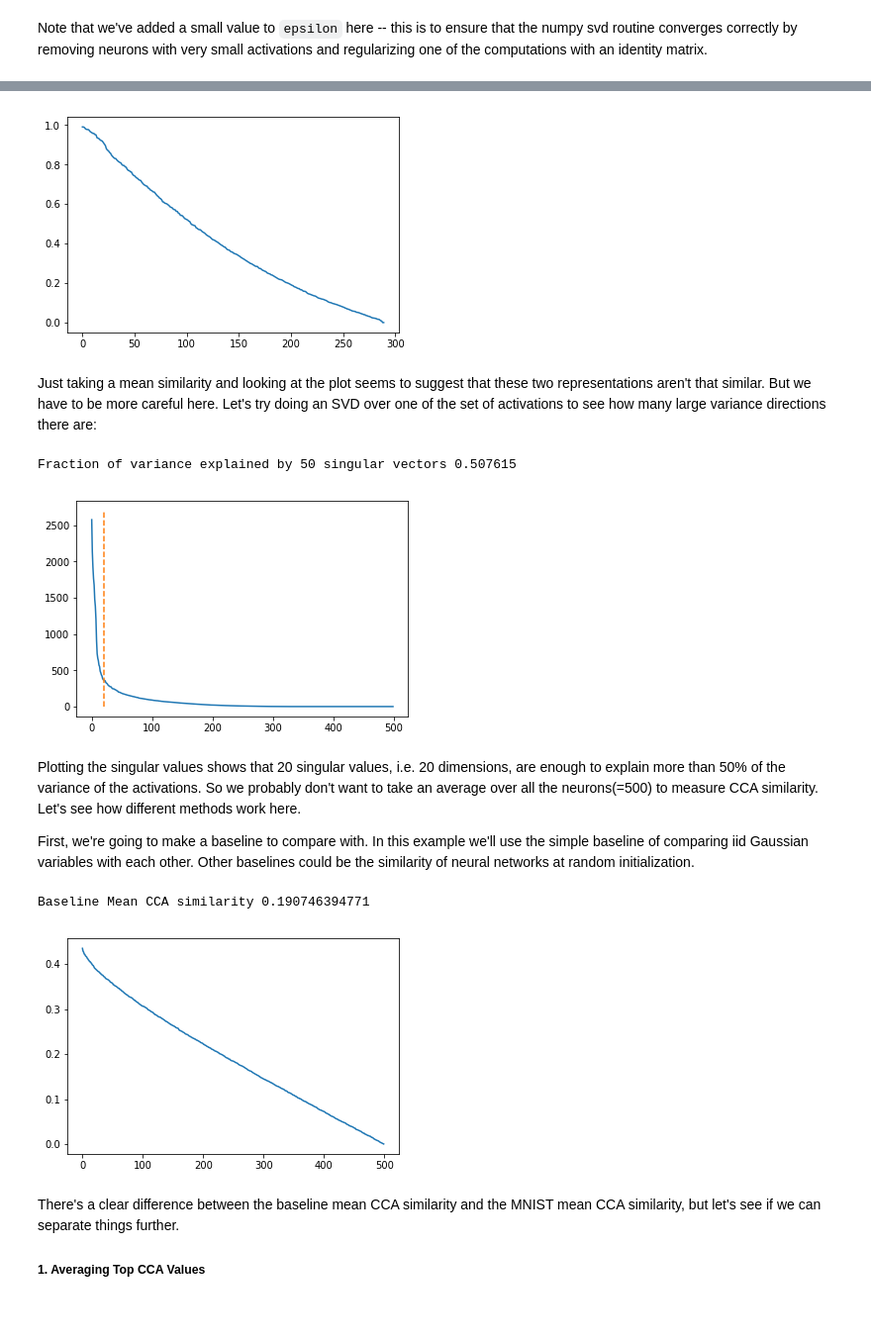
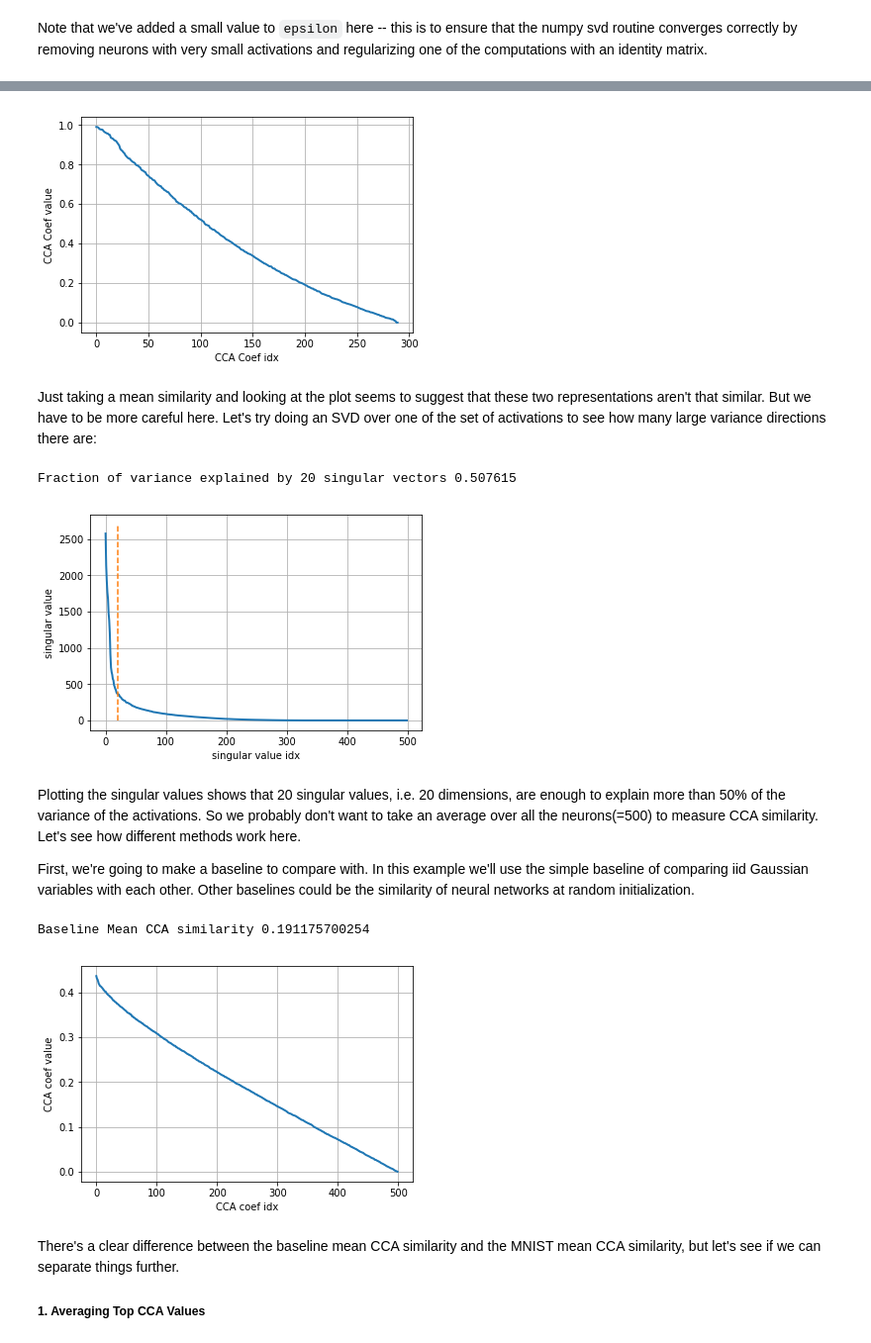
Before and after one commit to google/svcca, a Jupyter notebook: tutorials/001_Introduction.ipynb, the cells around one changed output, grey strips where cells are left out. Shown: that part at 99% size. Cells and saved outputs as stored; diff of their text form; code cells hidden in the pictures; blank space fills up the shorter version.

```diff
--- a/tutorials/001_Introduction.ipynb
+++ b/tutorials/001_Introduction.ipynb
@@ -23,6 +23,12 @@ import gzip
 
 sys.path.append("..")
 import cca_core
+# %%
+def _plot_helper(arr, xlabel, ylabel):
+    plt.plot(arr, lw=2.0)
+    plt.xlabel(xlabel)
+    plt.ylabel(ylabel)
+    plt.grid()
 # %% [markdown]
 ### Motivation:
 Given a neural network, we often want to understand the properties of its latent representations: we might be interesting in seeing how different layers converge, comparing multiple networks to determine similarities, or even determining how sensitive different layers are to different classes.
@@ -219,7 +224,6 @@ activation shapes (500, 10000) (500, 10000)
 # %% [markdown]
 Note that we've added a small value to `epsilon` here -- this is to ensure that the numpy svd routine converges correctly by removing neurons with very small activations and regularizing one of the computations with an identity matrix.
 # %%
-#plt.plot(np.log(results["cca_coef1"]))
-plt.plot(results["cca_coef1"])
+_plot_helper(results["cca_coef1"], "CCA Coef idx", "CCA Coef value")
 print("Mean CCA similarity", np.mean(results["cca_coef1"]))
 # %% [output]
@@ -227,14 +231,14 @@ Mean CCA similarity 0.406766709105
-[figure, old version]
+[figure, new version]
 # %% [markdown]
 Just taking a mean similarity and looking at the plot seems to suggest that these two representations aren't that similar. But we have to be more careful here. Let's try doing an SVD over one of the set of activations to see how many large variance directions there are:
 # %%
 _, s, v = np.linalg.svd(acts1 - np.mean(acts1, axis=1, keepdims=True), full_matrices=False)
-plt.plot(s)
+_plot_helper(s, "singular value idx", "singular value")
 plt.plot([20]*100, np.linspace(0, 2700, 100), linestyle="--")
 print("Fraction of variance explained by 20 singular vectors", np.sum(s[:20])/np.sum(s))
 # %% [output]
-Fraction of variance explained by 50 singular vectors 0.507615
+Fraction of variance explained by 20 singular vectors 0.507615
-[figure, old version]
+[figure, new version]
 # %% [markdown]
 Plotting the singular values shows that 20 singular values, i.e. 20 dimensions, are enough to explain more than 50% of the variance of the activations. So we probably don't want to take an average over all the neurons(=500) to measure CCA similarity. Let's see how different methods work here.
 
@@ -245,11 +249,11 @@ b1 = np.random.randn(*acts1.shape)
 b2 = np.random.randn(*acts2.shape)
 # %%
 baseline = cca_core.get_cca_similarity(b1, b2, epsilon=1e-10, verbose=False)
-plt.plot(baseline["cca_coef1"])
+_plot_helper(baseline["cca_coef1"], "CCA coef idx", "CCA coef value")
 print("Baseline Mean CCA similarity", np.mean(baseline["cca_coef1"]))
 # %% [output]
-Baseline Mean CCA similarity 0.190746394771
+Baseline Mean CCA similarity 0.191175700254
-[figure, old version]
+[figure, new version]
 # %% [markdown]
 There's a clear difference between the baseline mean CCA similarity and the MNIST mean CCA similarity, but let's see if we can separate things further.
 
```
Also changed, not shown: parts of 8 cells of this notebook, 2 other files.
